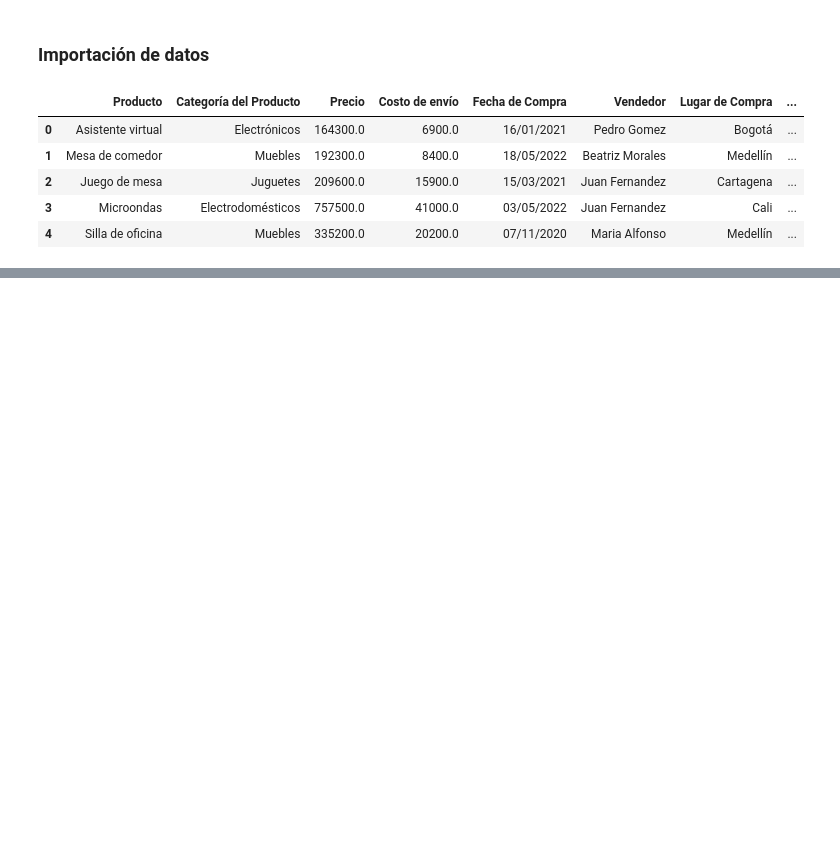
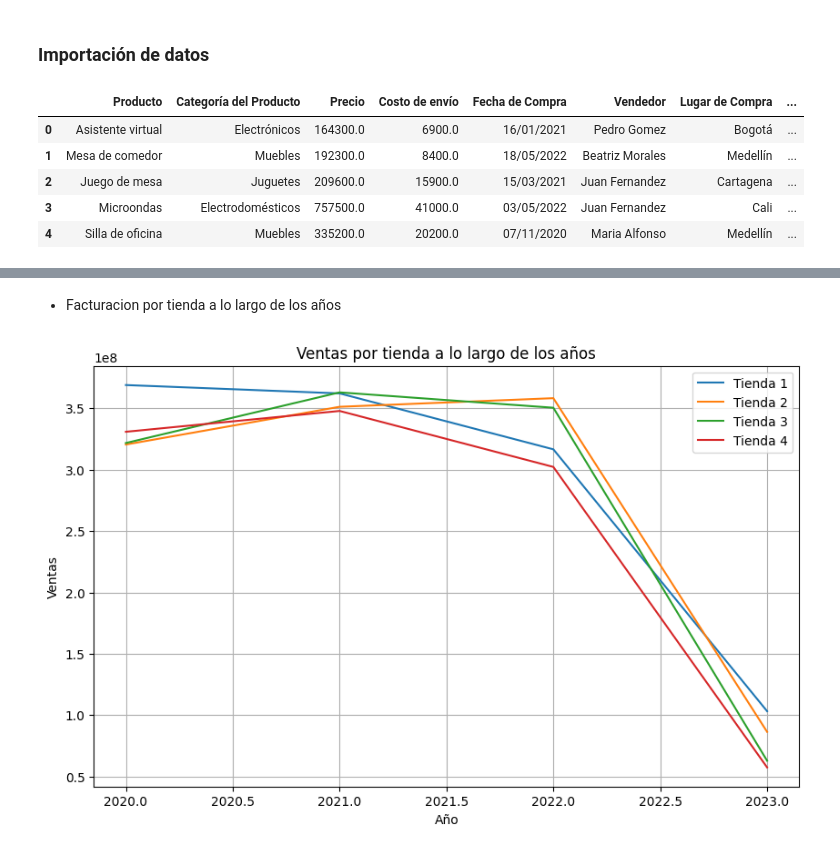
Before and after one commit to BibiTC/DS-challenge-modelado-datos-python, a Jupyter notebook: AluraStoreLatam.ipynb, the cells around one changed output, grey strips where cells are left out. Cells and saved outputs as stored; diff of their text form; code cells hidden in the pictures; blank space fills up the shorter version.

```diff
--- a/AluraStoreLatam.ipynb
+++ b/AluraStoreLatam.ipynb
@@ -29,0 +129,39 @@ tienda.head()
+# %% [markdown]
+* Facturacion por tienda a lo largo de los años
+# %%
+import matplotlib.pyplot as plt
+import pandas as pd
+
+# DataFrames: tiendas
+tiendas = [tienda, tienda2, tienda3, tienda4]
+nombres_tiendas = ['Tienda 1', 'Tienda 2', 'Tienda 3', 'Tienda 4']
+
+# Concatenar todos los DataFrames en uno solo
+all_data = pd.concat(tiendas, keys=nombres_tiendas)
+all_data = all_data.reset_index(level=0)
+all_data = all_data.rename(columns={'level_0': 'Tienda'}) # Renombrar la columna 'level_0' a 'Tienda'
+
+# Extraer el año de la columna 'Fecha de Compra'
+all_data['Año'] = pd.to_datetime(all_data['Fecha de Compra']).dt.year
+
+# Agrupar por tienda y año, sumando las ventas
+ventas_por_tienda_año = all_data.groupby(['Tienda', 'Año'])['Precio'].sum().reset_index()
+
+# Crear el gráfico de líneas
+fig, ax = plt.subplots(figsize=(10, 6))
+
+for tienda in nombres_tiendas:
+    data_tienda = ventas_por_tienda_año[ventas_por_tienda_año['Tienda'] == tienda]
+    ax.plot(data_tienda['Año'], data_tienda['Precio'], label=tienda)
+
+# Personalizar el gráfico
+ax.set_xlabel('Año')
+ax.set_ylabel('Ventas')
+ax.set_title('Ventas por tienda a lo largo de los años')
+ax.legend()
+ax.grid(True)
+
+# Mostrar el gráfico
+plt.show()
+# %% [output]
+[figure, added]
```
Also changed, not shown: parts of 50 cells of this notebook.
